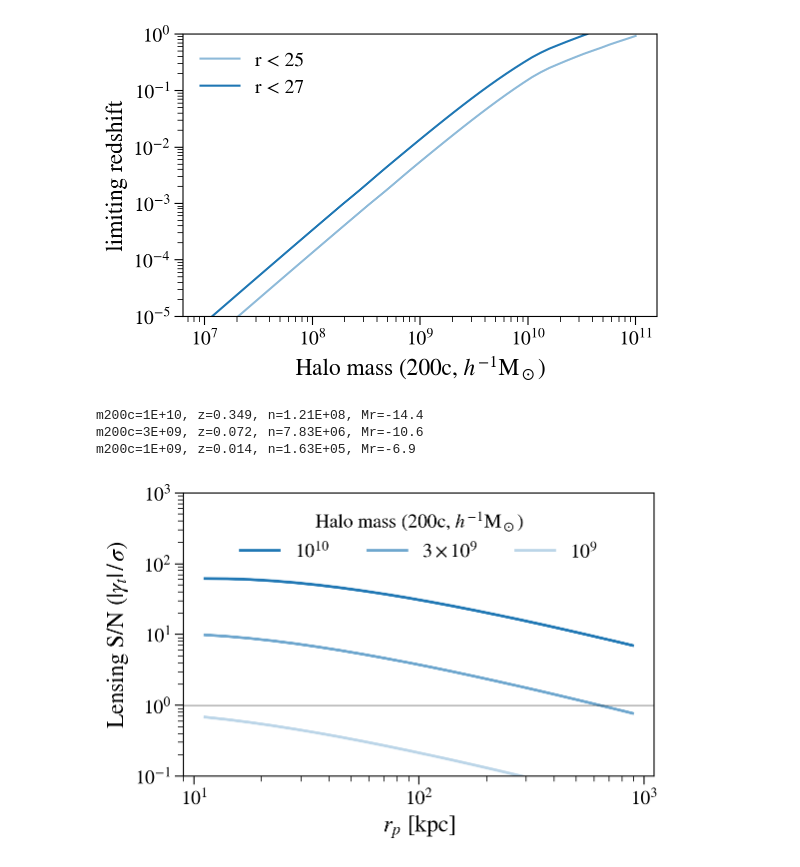
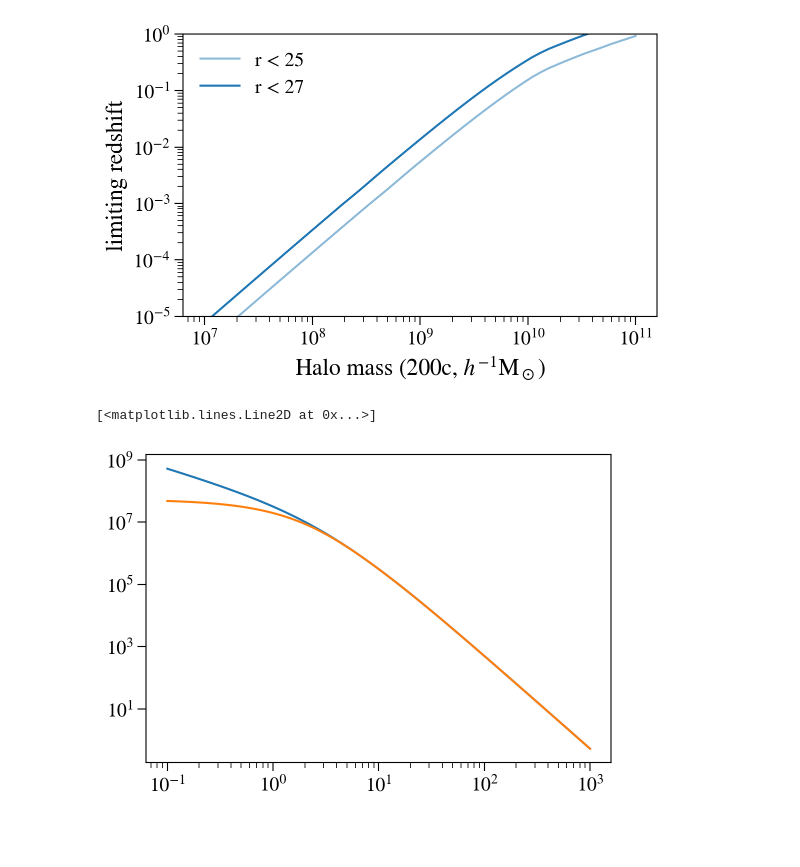
Before and after one commit to lsstdarkmatter/dwarf-halo-mass, a Jupyter notebook: lensing/llnl-workshop/lsst dwarf lensing.ipynb, the cells around one changed output. Saved outputs shown, nothing was run; the diff lists cells and outputs as text; code cells hidden in the pictures; blank space fills up the shorter version.

```diff
--- a/lensing/llnl-workshop/lsst dwarf lensing.ipynb
+++ b/lensing/llnl-workshop/lsst dwarf lensing.ipynb
@@ -123,19 +140,32 @@ def signal_to_noise(target_halo_mass):
-# %%
-gamma_t, shape_noise = signal_to_noise(1e10)
-plt.loglog(rp_bin_mid, gamma_t/shape_noise, label='$10^{10}$', c='C0', alpha=1, lw=2)
-gamma_t, shape_noise = signal_to_noise(3e9)
-plt.loglog(rp_bin_mid, gamma_t/shape_noise, label='$3\\times10^9$', c='C0', alpha=0.65, lw=2)
-gamma_t, shape_noise = signal_to_noise(1e9)
-plt.loglog(rp_bin_mid, gamma_t/shape_noise, label='$10^9$', c='C0', alpha=0.3, lw=2)
-plt.xlabel('$r_p$ [kpc]')
-plt.ylabel('Lensing S/N ($|\\gamma_t|\,/\,\sigma$)')
-plt.legend(title='Halo mass (200c, $h^{-1}{\\rm M}_\\odot$)', ncol=3, loc='upper center')
-plt.ylim(1e-1, 1000)
-plt.axhline(1, c='k', lw=0.5)
-plt.tight_layout()
-plt.savefig(os.path.join(OUTPUT_DIR, 'halo_mass_lensing_sn.pdf'))
-# %% [output]
-m200c=1E+10, z=0.349, n=1.21E+08, Mr=-14.4
-m200c=3E+09, z=0.072, n=7.83E+06, Mr=-10.6
-m200c=1E+09, z=0.014, n=1.63E+05, Mr=-6.9
-[figure, removed]
+# %%
+from colossus.halo import profile_base
+
+class CoreNFW(profile_base.HaloDensityProfile):
+
+    def __init__(self, rhos, rs):
+
+        self.par_names = ['rhos', 'rs']
+        self.opt_names = []
+        profile_base.HaloDensityProfile.__init__(self)
+
+        self.par['rhos'] = rhos
+        self.par['rs'] = rs
+
+        return
+
+    def densityInner(self, r):
+
+        x = r / self.par['rs']
+        density = self.par['rhos'] / x / (1.0 + x)**2 * (1.0 - np.exp(-r/self.par['rs']*3))
+
+        return density
+# %%
+halo = NFWProfile(M=1e10, c=10, z=0.34, mdef='200c')
+halo1 = CoreNFW(rhos=halo.par['rhos'], rs=halo.par['rs'])
+
+r = np.logspace(-1, 3, 101)
+plt.loglog(r, halo.density(r))
+plt.loglog(r, halo1.density(r))
+# %% [output]
+[<matplotlib.lines.Line2D at 0x...>]
+[figure, added]
```
Also changed, not shown: parts of 10 cells of this notebook.
